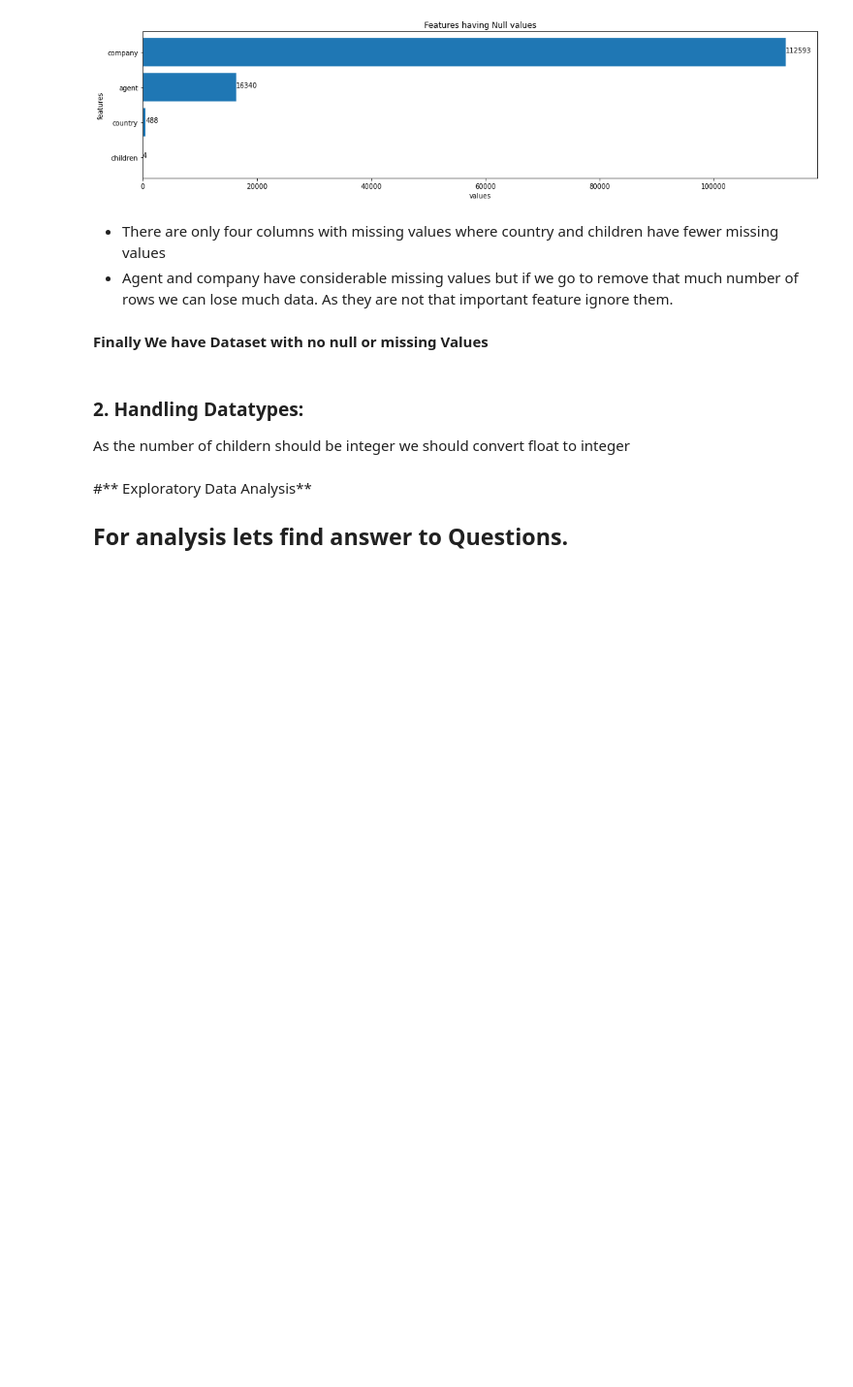
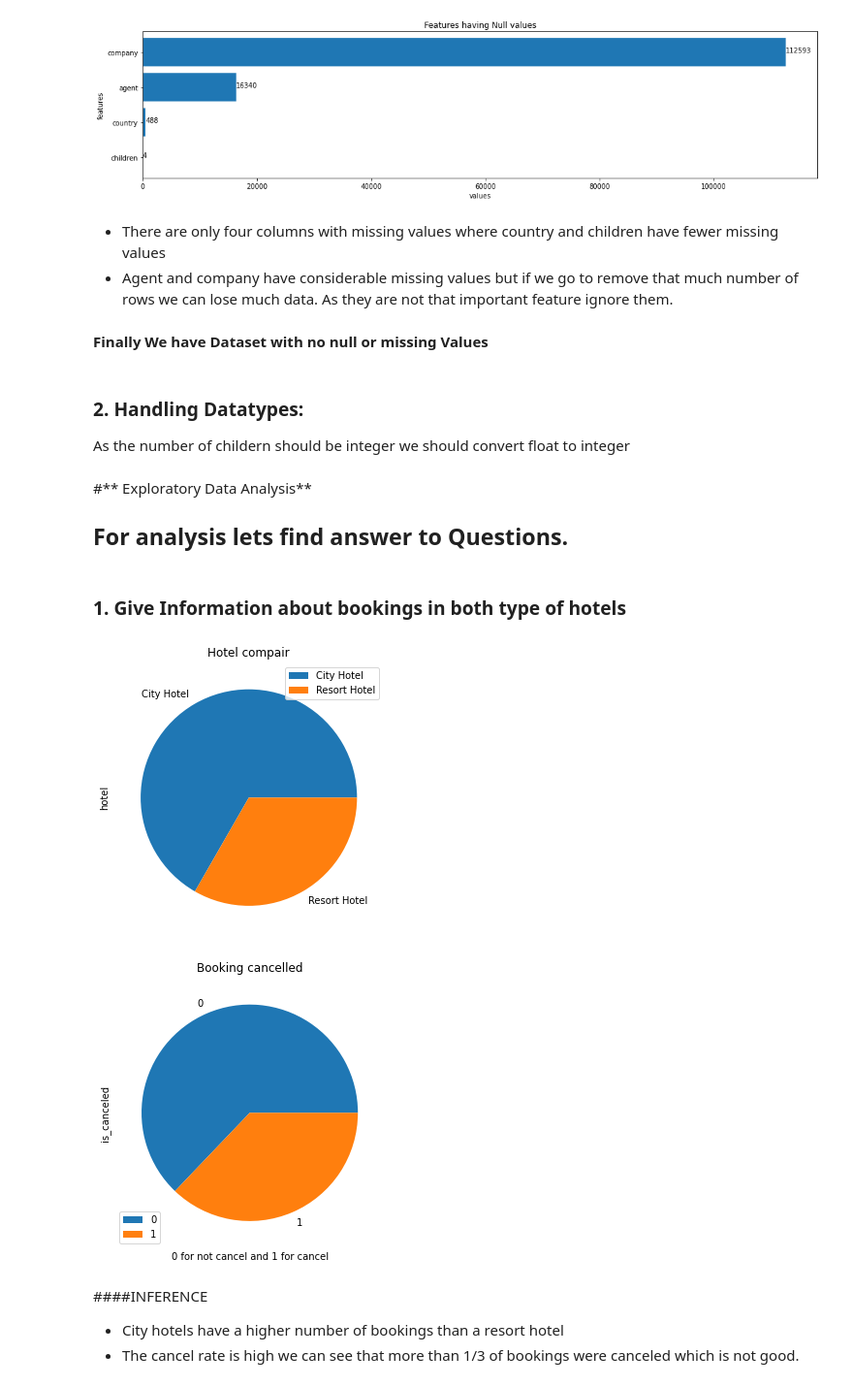
Before and after one commit to MohanVishe/Exploratory-Data-Analysis----Hotel-Booking-Dataset, a Jupyter notebook: Hotel_Booking_Analysis_Capstone_Project.ipynb, the cells around one changed output. Shown at 97% size. Drawn from its saved outputs; the diff is of its cells as text; code cells hidden in the pictures; blank space fills up the shorter version.

```diff
--- a/Hotel_Booking_Analysis_Capstone_Project.ipynb
+++ b/Hotel_Booking_Analysis_Capstone_Project.ipynb
@@ -135,3 +135,18 @@ df["children"]=df["children"].astype("int32")
 #** Exploratory Data Analysis**
 
 ## For analysis lets find answer to  Questions.
+# %% [markdown]
+### 1.  Give Information about bookings in both type of hotels
+# %%
+plt.rcParams["figure.figsize"]=[5,10]
+(df["hotel"].value_counts()).plot.pie()
+plt.title("Hotel compair");plt.legend();plt.show()
+(df["is_canceled"].value_counts()).plot.pie();plt.legend()
+plt.title("Booking cancelled");plt.xlabel("0 for not cancel and 1 for cancel");plt.legend();plt.show()
+# %% [output]
+[figure, added]
+[figure, added]
+# %% [markdown]
+####INFERENCE
+*  City hotels have a higher number of bookings than a resort hotel
+*  The cancel rate is high we can see that more than 1/3 of bookings were canceled which is not good.
```
